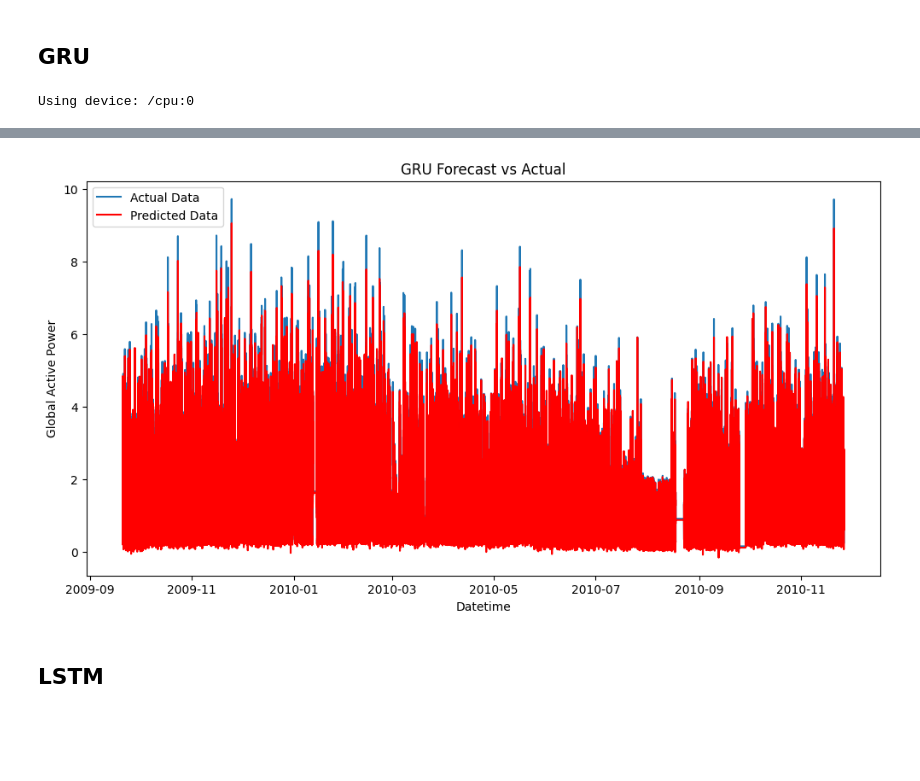
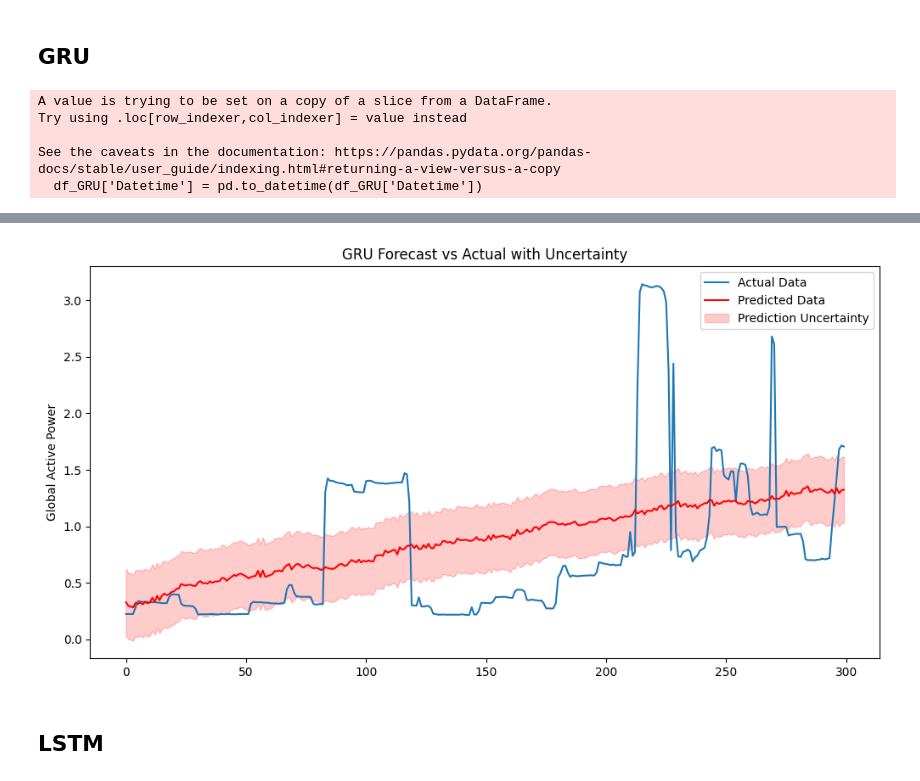
Before and after one commit to Ozziehman/Energiescan, a Jupyter notebook: household_power_consumption_models.ipynb, the cells around one changed output, grey strips where cells are left out. Cells and saved outputs as stored; diff of their text form; code cells hidden in the pictures; blank space fills up the shorter version.

Commit message:
First GRU implementation

```diff
--- a/household_power_consumption_models.ipynb
+++ b/household_power_consumption_models.ipynb
@@ -344,9 +344,13 @@ from tensorflow.keras.layers import GRU, Dense
 from sklearn.preprocessing import MinMaxScaler
 from sklearn.metrics import mean_squared_error
 
+n_sequence_past = 60  # minutes N sequence
+n_ahead_prediction = 300  # minutes N ahead
+
 # Load the data
 df_GRU = pd.read_csv('core/static/data/household_power_consumption_datetime_processed.csv', sep=',', low_memory=False)
-df_GRU = df_GRU[['Datetime', 'Global_active_power']]
+subset_df = df_GRU.head(int(len(df_GRU) * 0.1))
+df_GRU = subset_df[['Datetime', 'Global_active_power']]
 df_GRU['Datetime'] = pd.to_datetime(df_GRU['Datetime'])
 df_GRU.set_index('Datetime', inplace=True)
 df_GRU = df_GRU.asfreq('min')
@@ -360,23 +364,24 @@ scaler = MinMaxScaler()
 train_scaled = scaler.fit_transform(train)
 test_scaled = scaler.transform(test)
 
-def create_sequences(data, seq_length):
+def create_sequences(data, seq_length, prediction_length):
     X, y = [], []
-    for i in range(len(data) - seq_length):
+    for i in range(len(data) - seq_length - prediction_length + 1):
         seq = data[i:(i + seq_length)]
-        label = data[i + seq_length]
+        label = data[(i + seq_length):(i + seq_length + prediction_length)]
         X.append(seq)
         y.append(label)
     return np.array(X), np.array(y)
 
-seq_length = 24
-X_train, y_train = create_sequences(train_scaled, seq_length)
-X_test, y_test = create_sequences(test_scaled, seq_length)
+seq_length = n_sequence_past
+prediction_length = n_ahead_prediction  # minutes N ahead
+X_train, y_train = create_sequences(train_scaled, seq_length, prediction_length)
+X_test, y_test = create_sequences(test_scaled, seq_length, prediction_length)
 
 model = Sequential([
-    GRU(24, return_sequences=True, input_shape=(seq_length, 1)),
-    GRU(24),
-    Dense(1)
+    GRU(30, return_sequences=True, input_shape=(seq_length, 1)),
+    GRU(30),
+    Dense(prediction_length)
 ])
 model.compile(optimizer='adam', loss='mse')
 
@@ -384,20 +389,35 @@ model.fit(X_train, y_train, epochs=1, batch_size=64)
 
 y_pred = model.predict(X_test)
 
-y_test = scaler.inverse_transform(y_test)
-y_pred = scaler.inverse_transform(y_pred)
+# Reshape y_test and y_pred for inverse transformation and evaluation
+y_test_reshaped = y_test.reshape(-1, 1)
+y_pred_reshaped = y_pred.reshape(-1, 1)
 
-mse = mean_squared_error(y_test, y_pred)
+y_test_inv = scaler.inverse_transform(y_test_reshaped)
+y_pred_inv = scaler.inverse_transform(y_pred_reshaped)
+
+mse = mean_squared_error(y_test_inv, y_pred_inv)
 print(f'Mean Squared Error: {mse}')
 
-# Plot the results
+# Due to the large number of predictions, consider plotting a smaller subset for clarity
 plt.figure(figsize=(12, 6))
-plt.plot(test.index[seq_length:], y_test, label='Actual Data')
-plt.plot(test.index[seq_length:], y_pred, label='Predicted Data', color='red')
-plt.title('GRU Forecast vs Actual')
-plt.xlabel('Datetime')
+plt.plot(y_test_inv[:n_ahead_prediction], label='Actual Data')  # Plotting the first day as an example
+plt.plot(y_pred_inv[:n_ahead_prediction], label='Predicted Data', color='red')
+uncertainty = np.std(y_pred_inv[:n_ahead_prediction])
+
+# Fill between for uncertainty visualization
+plt.fill_between(range(n_ahead_prediction),
+                 (y_pred_inv[:n_ahead_prediction].flatten() - uncertainty),
+                 (y_pred_inv[:n_ahead_prediction].flatten() + uncertainty),
+                 color='red', alpha=0.2, label='Prediction Uncertainty')
+
+plt.title('GRU Forecast vs Actual with Uncertainty')
 plt.ylabel('Global Active Power')
 plt.legend()
 plt.show()
 # %% [output]
-Using device: /cpu:0
+A value is trying to be set on a copy of a slice from a DataFrame.
+Try using .loc[row_indexer,col_indexer] = value instead
+
+See the caveats in the documentation: https://pandas.pydata.org/pandas-docs/stable/user_guide/indexing.html#returning-a-view-versus-a-copy
+  df_GRU['Datetime'] = pd.to_datetime(df_GRU['Datetime'])
@@ -407,3 +427,3 @@ Mean Squared Error: 0.05480257407306087
-[figure, old version]
+[figure, new version]
 # %% [markdown]
 ## LSTM
```
Also changed, not shown: parts of 1 cell of this notebook.
